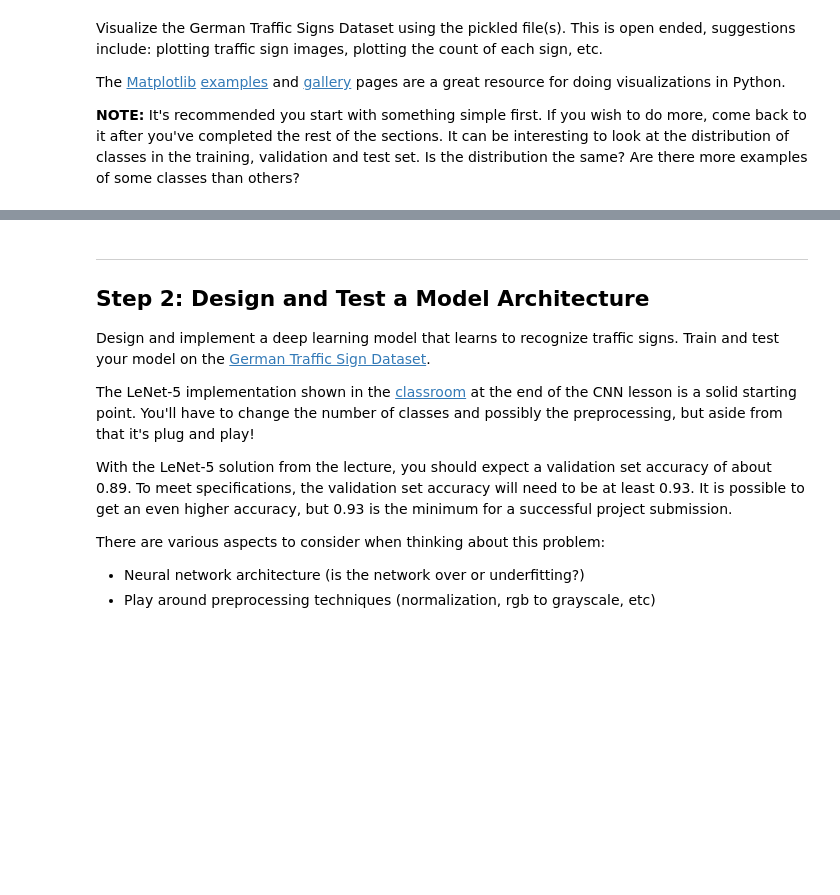
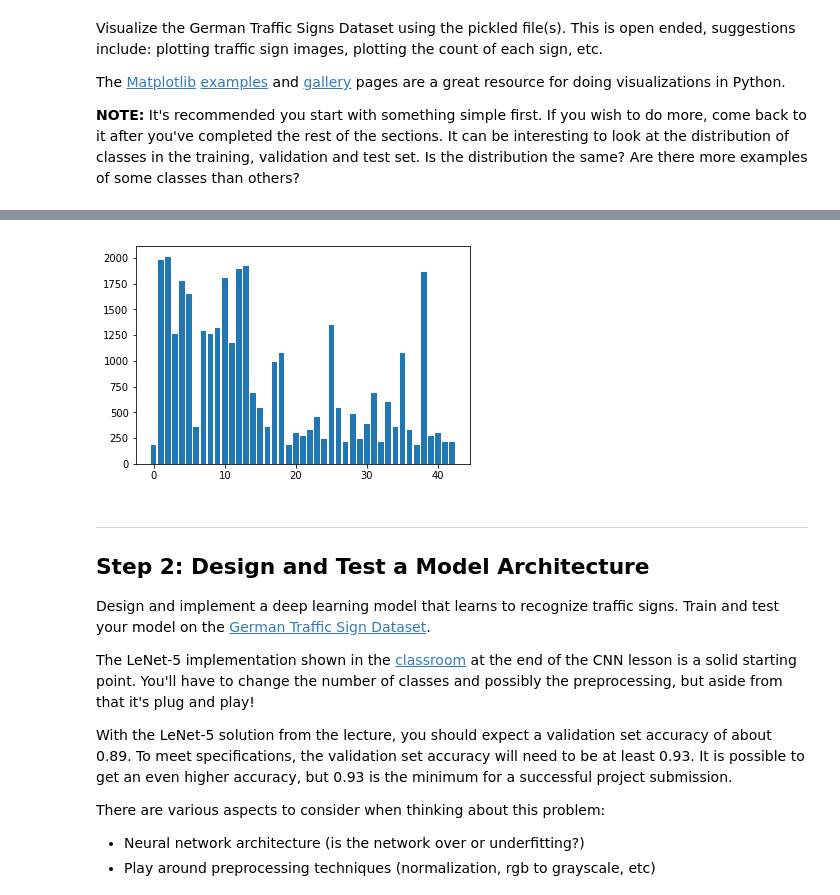
Before and after one commit to chbloca/traffic_sign_classifier, a Jupyter notebook: Traffic_Sign_Classifier.ipynb, the cells around one changed output, grey strips where cells are left out. Drawn from its saved outputs; the diff is of its cells as text; code cells hidden in the pictures; blank space fills up the shorter version.

```diff
--- a/Traffic_Sign_Classifier.ipynb
+++ b/Traffic_Sign_Classifier.ipynb
@@ -106,3 +104,9 @@ print(y_train[index])
+# %%
+y_train_label, count = np.unique(y_train, return_counts = True)
+plt.bar(y_train_label, count)
+plt.show()
+# %% [output]
+[figure, added]
 # %% [markdown]
 ----
 
```
Also changed, not shown: parts of 12 cells of this notebook, 6 other files.
